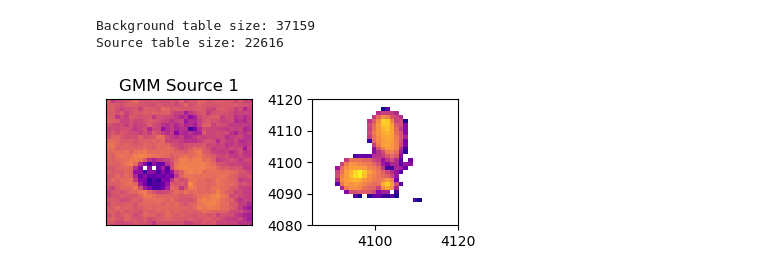
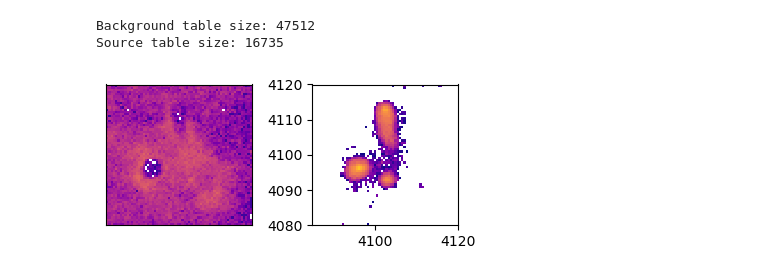
Before and after one commit to star-skelly/dogs_source_separation, a Jupyter notebook: double_gmm.ipynb, the cells around one changed output. Saved outputs shown, nothing was run; the diff lists cells and outputs as text; code cells hidden in the pictures.

```diff
--- a/double_gmm.ipynb
+++ b/double_gmm.ipynb
@@ -36,3 +35,11 @@ VERBOSE = False
 
 NUM_LVL = 2
 LVL_START = 1
+# %%
+fsrc = 'output/source_0.fits'
+hdu = fits.open(fsrc)
+evt_data = hdu[1].data
+header = fits.getheader(EVT_FILE, 2)
+#del header["HISTORY"]
+print(hdu[0].header)
+print('\n'.join(header))
@@ -39,9 +64,7 @@ LVL_START = 1
 # %%
 
-hdu = fits.open(EVT_FILE)
-evt_data = hdu[1].data
 
-cols = ['energy', 'x', 'y', 'ccd_id']
+cols = ['energy', 'x', 'y']
 df = Table([evt_data[c] for c in cols], names=cols).to_pandas()
 
 subset = df[(df['x'] > XMIN) & (df['x'] < XMAX) & \
@@ -70,27 +93,0 @@ plt.figure(2, figsize=(4,4))
-# %%
-spectral_cube, _ = np.histogramdd(subset[['energy', 'x', 'y']].values, bins=(BINE, BINX, BINY))
-spectral_cube_tensor = torch.tensor(spectral_cube, dtype=torch.float32)
-starlet_cube = pys.Starlet_Forward3D(spectral_cube,J=4)[:,:,:,LVL_START:LVL_START+NUM_LVL]
-print(starlet_cube.shape)
-raw_energy_level = spectral_cube[..., np.newaxis]
-combined_cube = torch.from_numpy(np.concatenate([raw_energy_level, starlet_cube], axis=-1)).permute(0, 3, 1, 2)
-print(combined_cube.shape)
-
-# add starlet transform to subset
-_, edges = np.histogramdd(subset[['energy', 'x', 'y']].values, bins=(BINE, BINX, BINY))
-
-dims = ['energy', 'x', 'y']
-indices = []
-for i, col in enumerate(dims):
-    # Find bin index (subtract 1 for 0-indexing)
-    idx = np.digitize(subset[col].values, edges[i]) - 1
-    # Clip to stay within cube boundaries
-    idx = np.clip(idx, 0, starlet_cube.shape[i] - 1)
-    indices.append(idx)
-e_idx, x_idx, y_idx = indices
-
-e_lvls = ['energy']
-
-for lvl in range(NUM_LVL):
-    subset[f'starlet_{lvl}'] = starlet_cube[e_idx, x_idx, y_idx, lvl]
-    e_lvls.append(f'starlet_{lvl}')
@@ -110,7 +156,4 @@ See the caveats in the documentation: https://pandas.pydata.org/pandas-docs/stab
 # %%
-from sklearn.mixture import GaussianMixture
-from sklearn.preprocessing import StandardScaler
-
 std_scaler = StandardScaler()
 scaled_df = std_scaler.fit_transform(subset[['x', 'y', 'energy', 'starlet_0', 'starlet_1']])
 
@@ -143,37 +186,36 @@ ax = plt.subplot(100 + 10 * NCOMP + 1)
 
 h = ax.hist2d(
     table_bg['x'],
     table_bg['y'],
     bins=(BINX, BINY),
     range=[[XMIN, XMAX], [YMIN, YMAX]],
     weights=table_bg['weight'],
     cmap='plasma',
     norm=LogNorm(vmin=VMIN, vmax=VMAX)
 )
 
-ax.set_title(f'GMM Source {i}')
 ax.set_xlim(XMIN, XMAX)
 ax.set_ylim(YMIN, YMAX)
 ax.xaxis.set_visible(False)
 ax.yaxis.set_visible(False)
 
 ax = plt.subplot(100 + 10 * NCOMP + 2)
 
 h = ax.hist2d(
     table_source['x'],
     table_source['y'],
     bins=(BINX, BINY),
     range=[[XMIN, XMAX], [YMIN, YMAX]],
     weights=table_source['weight'],
     cmap='plasma',
     norm=LogNorm(vmin=VMIN, vmax=VMAX)
 )
 
 plt.tight_layout()
 # %% [output]
-Background table size: 37159
-Source table size: 22616
+Background table size: 47512
+Source table size: 16735
-[figure, old version]
+[figure, new version]
 # %%
 scaled_star_df = std_scaler.fit_transform(table_source[['x', 'y', 'energy']])
 
```
Also changed, not shown: parts of 8 cells of this notebook, 9 other files.
